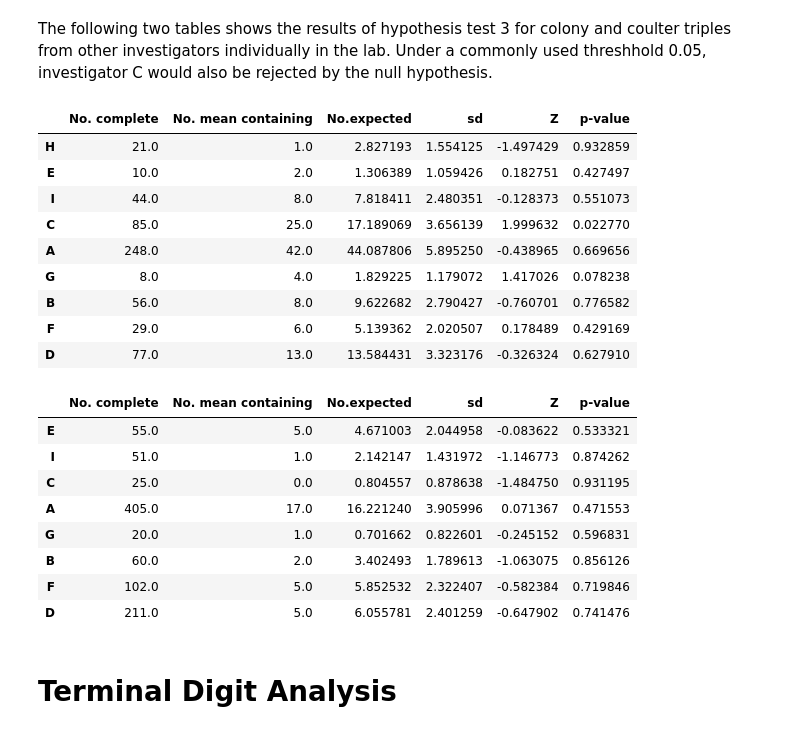
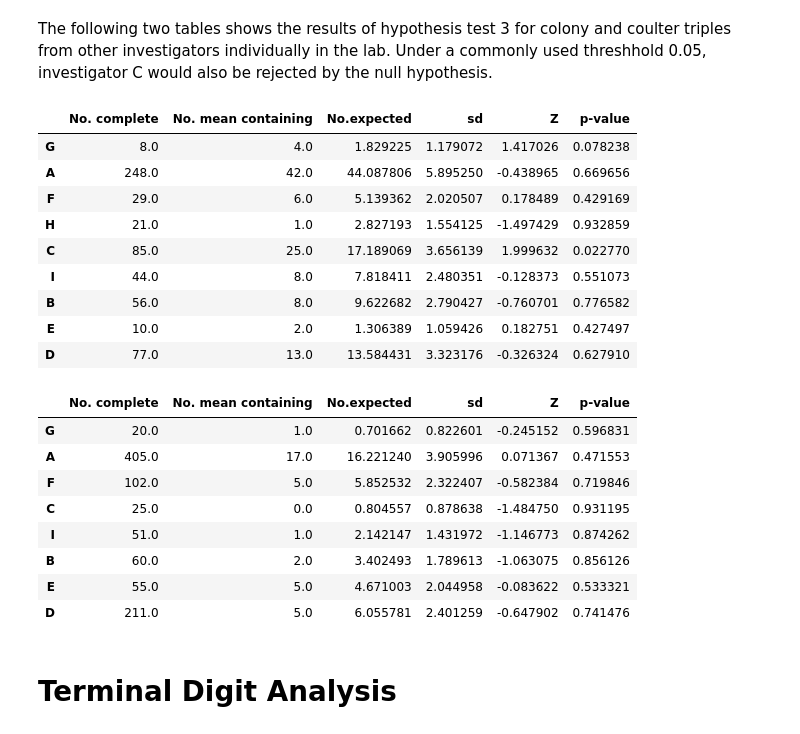
Before and after one commit to standard-aaron/reproduce_sor_2016, a Jupyter notebook: report/Reports.ipynb, the cells around one changed output. Drawn from its saved outputs; the diff is of its cells as text; code cells hidden in the pictures.

```diff
--- a/report/Reports.ipynb
+++ b/report/Reports.ipynb
@@ -432,22 +441,23 @@ The following two tables shows the results of hypothesis test 3 for colony and c
 # %%
 # colony data: Test for individuals in the lab
 hypothesis_3_ind = pd.DataFrame(columns=('No. complete', 'No. mean containing',
                                          'No.expected', "sd", "Z", "p-value"))
 filtered_inv_colony = filter_gap_2(inv_colony)
 for inv in set(filtered_inv_colony.Inv):
     hypothesis_3_ind.loc[inv] = hypothesis_3(
-        filtered_inv_colony.loc[filtered_inv_colony.Inv == inv].copy(), midProb)
+        filtered_inv_colony.loc[filtered_inv_colony.Inv == inv].copy(),
+        midProb)
 hypothesis_3_ind
 # %% [output]
 |  | No. complete | No. mean containing | No.expected | sd | Z | p-value |
+| G | 8.0 | 4.0 | 1.829225 | 1.179072 | 1.417026 | 0.078238 |
+| A | 248.0 | 42.0 | 44.087806 | 5.895250 | -0.438965 | 0.669656 |
+| F | 29.0 | 6.0 | 5.139362 | 2.020507 | 0.178489 | 0.429169 |
 | H | 21.0 | 1.0 | 2.827193 | 1.554125 | -1.497429 | 0.932859 |
+| C | 85.0 | 25.0 | 17.189069 | 3.656139 | 1.999632 | 0.022770 |
+| I | 44.0 | 8.0 | 7.818411 | 2.480351 | -0.128373 | 0.551073 |
+| B | 56.0 | 8.0 | 9.622682 | 2.790427 | -0.760701 | 0.776582 |
 | E | 10.0 | 2.0 | 1.306389 | 1.059426 | 0.182751 | 0.427497 |
-| I | 44.0 | 8.0 | 7.818411 | 2.480351 | -0.128373 | 0.551073 |
-| C | 85.0 | 25.0 | 17.189069 | 3.656139 | 1.999632 | 0.022770 |
-| A | 248.0 | 42.0 | 44.087806 | 5.895250 | -0.438965 | 0.669656 |
-| G | 8.0 | 4.0 | 1.829225 | 1.179072 | 1.417026 | 0.078238 |
-| B | 56.0 | 8.0 | 9.622682 | 2.790427 | -0.760701 | 0.776582 |
-| F | 29.0 | 6.0 | 5.139362 | 2.020507 | 0.178489 | 0.429169 |
 | D | 77.0 | 13.0 | 13.584431 | 3.323176 | -0.326324 | 0.627910 |
 # %%
 # coulter data: Test for individuals in the lab
@@ -456,17 +466,18 @@ hypothesis_3_ind = pd.DataFrame(columns=('No. complete', 'No. mean containing',
 filtered_inv_coulter = filter_gap_2(inv_coulter)
 for inv in set(filtered_inv_coulter.Investigator):
     hypothesis_3_ind.loc[inv] = hypothesis_3(
-        filtered_inv_coulter.loc[filtered_inv_coulter.Investigator == inv].copy(), midProb)
+        filtered_inv_coulter.loc[filtered_inv_coulter.Investigator == inv].copy(),
+        midProb)
 hypothesis_3_ind
 # %% [output]
 |  | No. complete | No. mean containing | No.expected | sd | Z | p-value |
+| G | 20.0 | 1.0 | 0.701662 | 0.822601 | -0.245152 | 0.596831 |
+| A | 405.0 | 17.0 | 16.221240 | 3.905996 | 0.071367 | 0.471553 |
+| F | 102.0 | 5.0 | 5.852532 | 2.322407 | -0.582384 | 0.719846 |
+| C | 25.0 | 0.0 | 0.804557 | 0.878638 | -1.484750 | 0.931195 |
+| I | 51.0 | 1.0 | 2.142147 | 1.431972 | -1.146773 | 0.874262 |
+| B | 60.0 | 2.0 | 3.402493 | 1.789613 | -1.063075 | 0.856126 |
 | E | 55.0 | 5.0 | 4.671003 | 2.044958 | -0.083622 | 0.533321 |
-| I | 51.0 | 1.0 | 2.142147 | 1.431972 | -1.146773 | 0.874262 |
-| C | 25.0 | 0.0 | 0.804557 | 0.878638 | -1.484750 | 0.931195 |
-| A | 405.0 | 17.0 | 16.221240 | 3.905996 | 0.071367 | 0.471553 |
-| G | 20.0 | 1.0 | 0.701662 | 0.822601 | -0.245152 | 0.596831 |
-| B | 60.0 | 2.0 | 3.402493 | 1.789613 | -1.063075 | 0.856126 |
-| F | 102.0 | 5.0 | 5.852532 | 2.322407 | -0.582384 | 0.719846 |
 | D | 211.0 | 5.0 | 6.055781 | 2.401259 | -0.647902 | 0.741476 |
 # %% [markdown]
 <a id='tda'></a>
```
Also changed, not shown: parts of 48 cells of this notebook.
